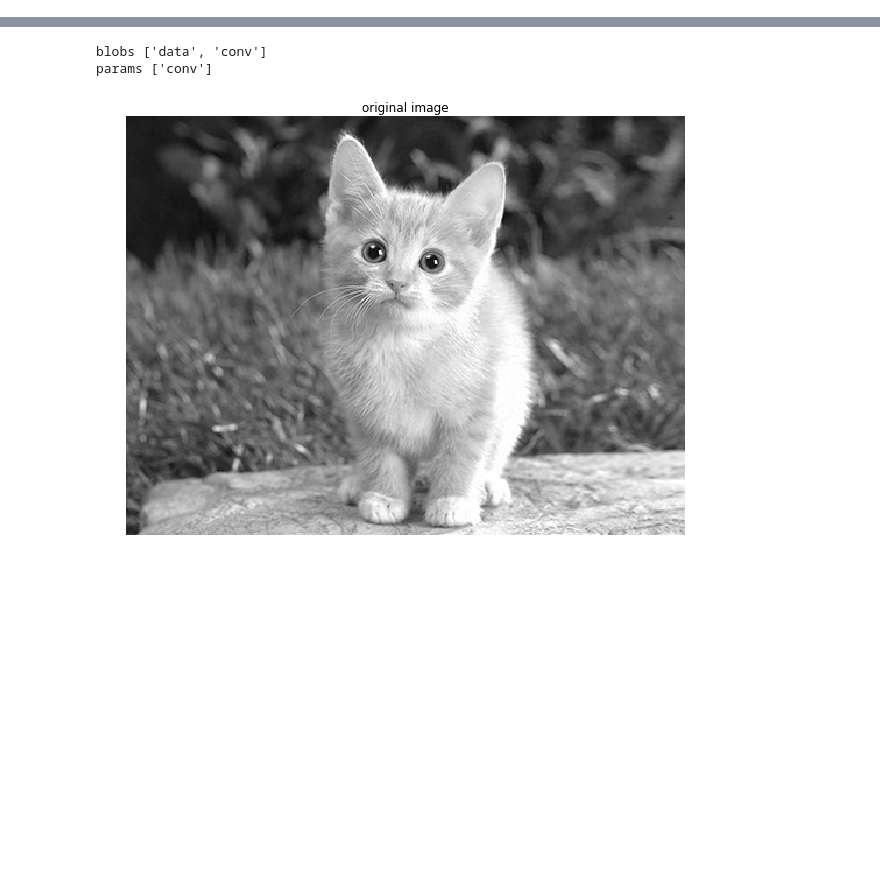
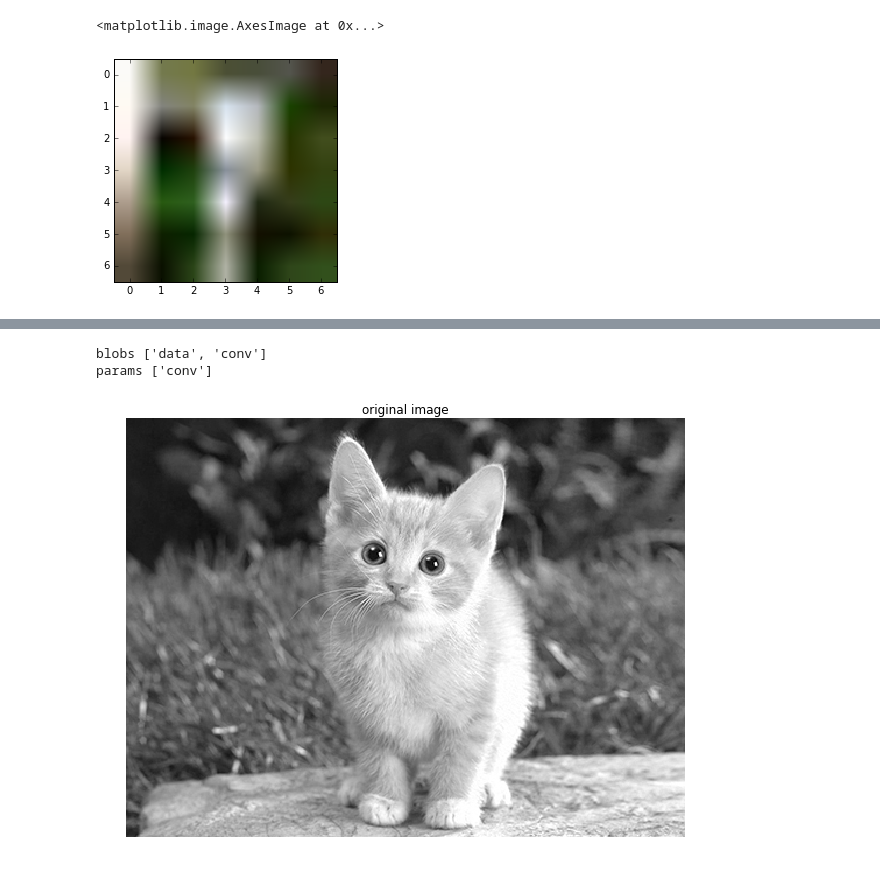
Before and after one commit to ybdong/paper, a Jupyter notebook: filter.ipynb, the cells around one changed output, grey strips where cells are left out. Cells and saved outputs as stored; diff of their text form; code cells hidden in the pictures; blank space fills up the shorter version.

```diff
--- a/filter.ipynb
+++ b/filter.ipynb
@@ -16,0 +168,5 @@ import caffe
+# %%
+plt.imshow(im1)
+# %% [output]
+<matplotlib.image.AxesImage at 0x...>
+[figure, added]
```
Also changed, not shown: parts of 20 cells of this notebook.
